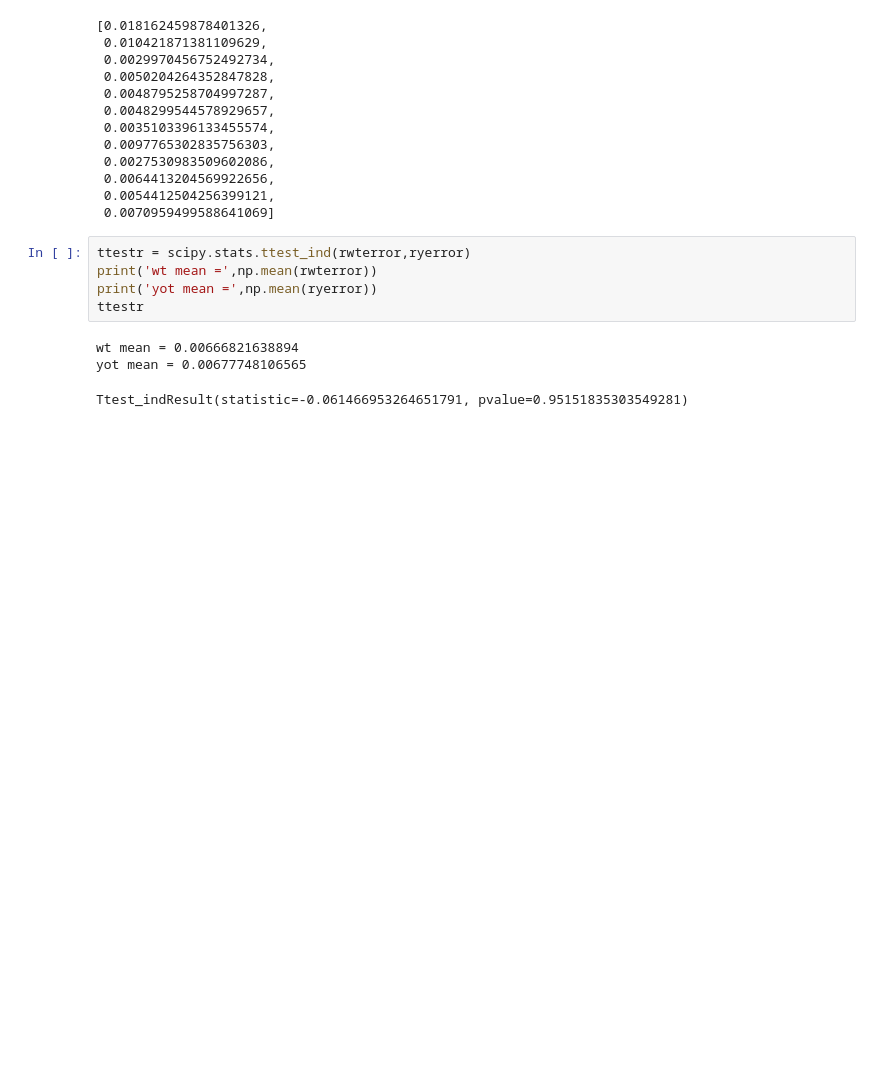
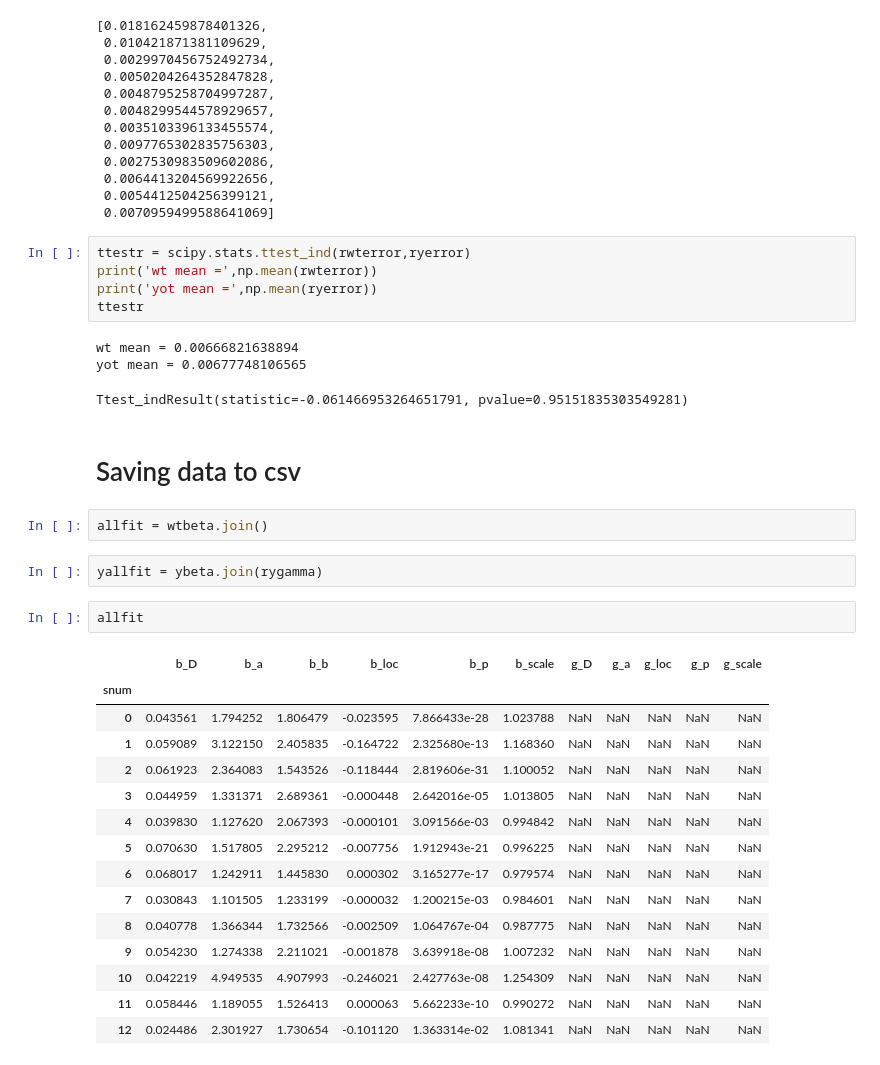
Before and after one commit to msschwartz21/deltascope, a Jupyter notebook: Notebooks/Results 6-25.ipynb, the cells around one changed output. Drawn from its saved outputs; the diff is of its cells as text; blank space fills up the shorter version.

```diff
--- a/Notebooks/Results 6-25.ipynb
+++ b/Notebooks/Results 6-25.ipynb
@@ -512,3 +512,27 @@ ttestr
 wt mean = 0.00666821638894
 yot mean = 0.00677748106565
 Ttest_indResult(statistic=-0.061466953264651791, pvalue=0.95151835303549281)
+# %% [markdown]
+# Saving data to csv
+# %%
+allfit = wtbeta.join()
+# %%
+yallfit = ybeta.join(rygamma)
+# %%
+allfit
+# %% [output]
+|  | b_D | b_a | b_b | b_loc | b_p | b_scale | g_D | g_a | g_loc | g_p | g_scale |
+| snum |  |  |  |  |  |  |  |  |  |  |  |
+| 0 | 0.043561 | 1.794252 | 1.806479 | -0.023595 | 7.866433e-28 | 1.023788 | NaN | NaN | NaN | NaN | NaN |
+| 1 | 0.059089 | 3.122150 | 2.405835 | -0.164722 | 2.325680e-13 | 1.168360 | NaN | NaN | NaN | NaN | NaN |
+| 2 | 0.061923 | 2.364083 | 1.543526 | -0.118444 | 2.819606e-31 | 1.100052 | NaN | NaN | NaN | NaN | NaN |
+| 3 | 0.044959 | 1.331371 | 2.689361 | -0.000448 | 2.642016e-05 | 1.013805 | NaN | NaN | NaN | NaN | NaN |
+| 4 | 0.039830 | 1.127620 | 2.067393 | -0.000101 | 3.091566e-03 | 0.994842 | NaN | NaN | NaN | NaN | NaN |
+| 5 | 0.070630 | 1.517805 | 2.295212 | -0.007756 | 1.912943e-21 | 0.996225 | NaN | NaN | NaN | NaN | NaN |
+| 6 | 0.068017 | 1.242911 | 1.445830 | 0.000302 | 3.165277e-17 | 0.979574 | NaN | NaN | NaN | NaN | NaN |
+| 7 | 0.030843 | 1.101505 | 1.233199 | -0.000032 | 1.200215e-03 | 0.984601 | NaN | NaN | NaN | NaN | NaN |
+| 8 | 0.040778 | 1.366344 | 1.732566 | -0.002509 | 1.064767e-04 | 0.987775 | NaN | NaN | NaN | NaN | NaN |
+| 9 | 0.054230 | 1.274338 | 2.211021 | -0.001878 | 3.639918e-08 | 1.007232 | NaN | NaN | NaN | NaN | NaN |
+| 10 | 0.042219 | 4.949535 | 4.907993 | -0.246021 | 2.427763e-08 | 1.254309 | NaN | NaN | NaN | NaN | NaN |
+| 11 | 0.058446 | 1.189055 | 1.526413 | 0.000063 | 5.662233e-10 | 0.990272 | NaN | NaN | NaN | NaN | NaN |
+| 12 | 0.024486 | 2.301927 | 1.730654 | -0.101120 | 1.363314e-02 | 1.081341 | NaN | NaN | NaN | NaN | NaN |
```
Also changed, not shown: 7 other files.
